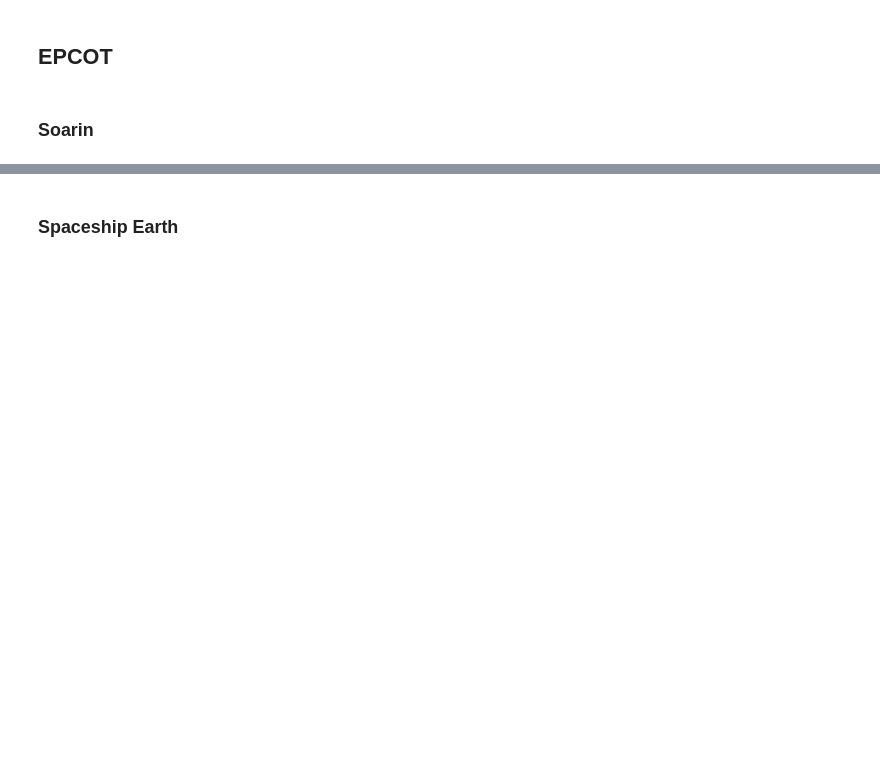
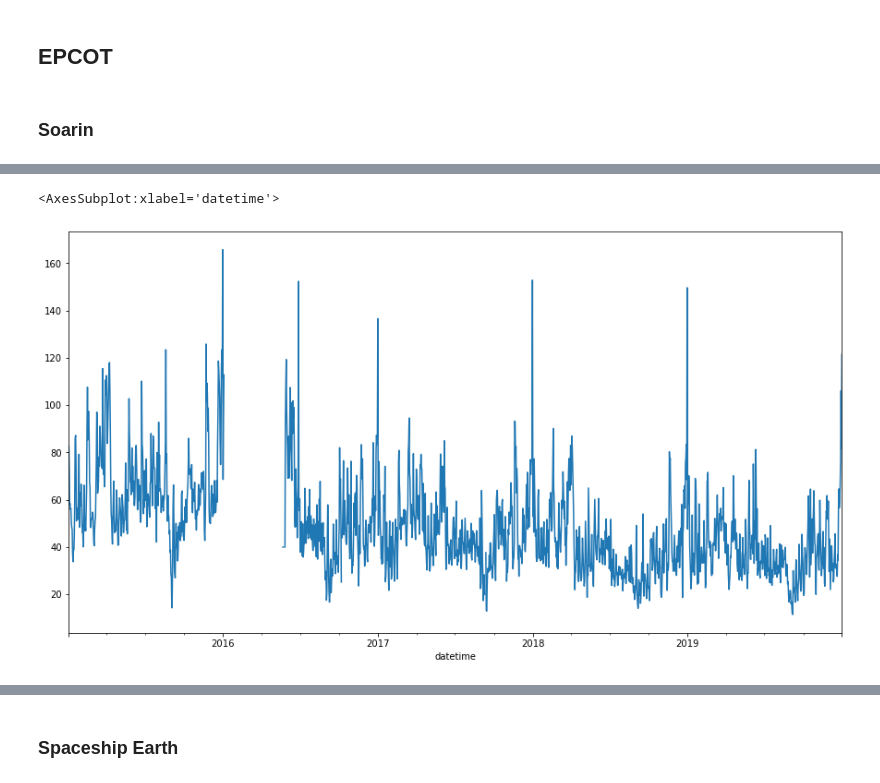
Before and after one commit to annachant/Capstone-Disney-World-Date-and-Attendance-Predictor, a Jupyter notebook: EDA.ipynb, the cells around one changed output, grey strips where cells are left out. Saved outputs shown, nothing was run; the diff lists cells and outputs as text; code cells hidden in the pictures; blank space fills up the shorter version.

```diff
--- a/EDA.ipynb
+++ b/EDA.ipynb
@@ -904,3 +1320,3 @@ df_ec_soarin
 # %%
-df_ec_soarin = df_ec_soarin[df_ec_soarin.SPOSTMIN != -999]
-df_ec_soarin
+CleanNegatives(df_ec_soarin,'SPOSTMIN','SPOSTMINClean')
+print(df_ec_soarin)
@@ -916,2 +1406,9 @@ df_ec_soarin.isna().sum()
 # %%
 df_ec_soarin_daily = df_ec_soarin.resample('D').mean()
+# %%
+df_ec_soarin_daily = df_ec_soarin_daily.loc['2015-01-01 07:51:12':'2019-12-31 23:55:02']
+# %%
+df_ec_soarin_daily.plot(figsize=(15,8))
+# %% [output]
+<AxesSubplot:xlabel='datetime'>
+[figure, added]
```
Also changed, not shown: parts of 118 cells of this notebook.
